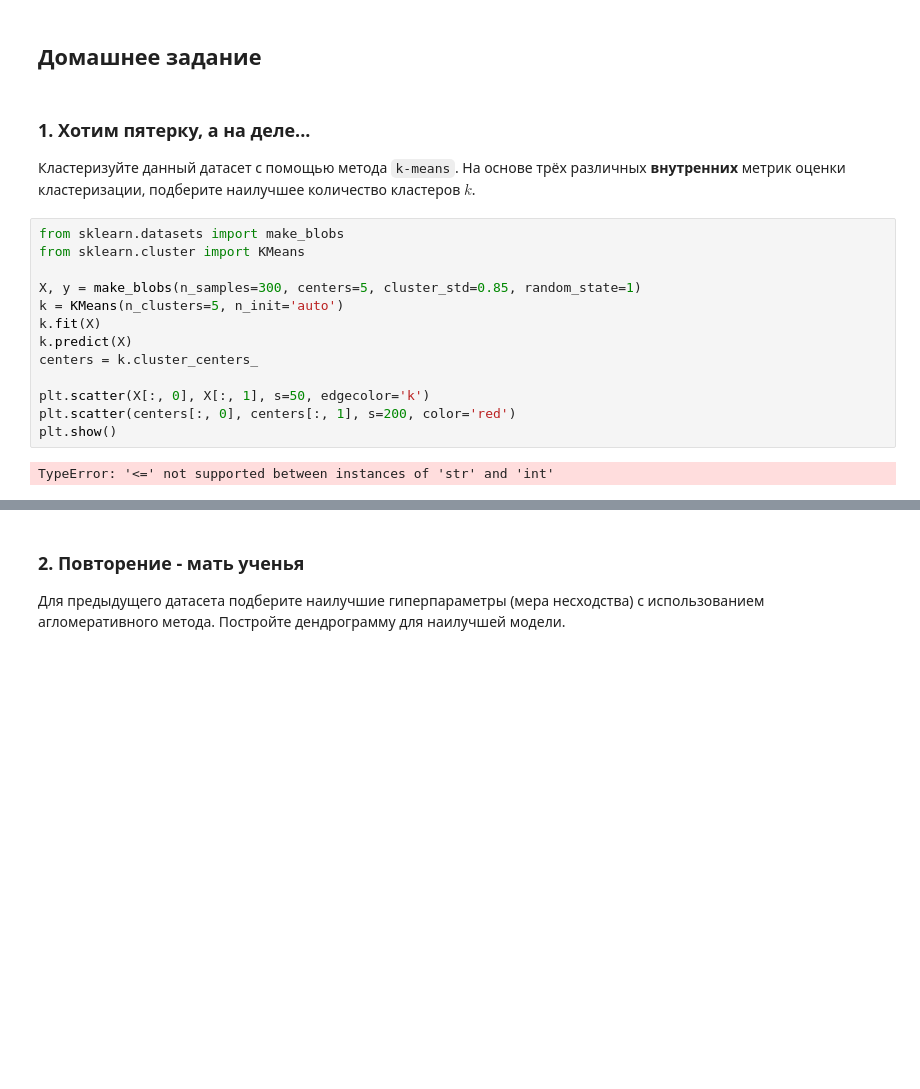
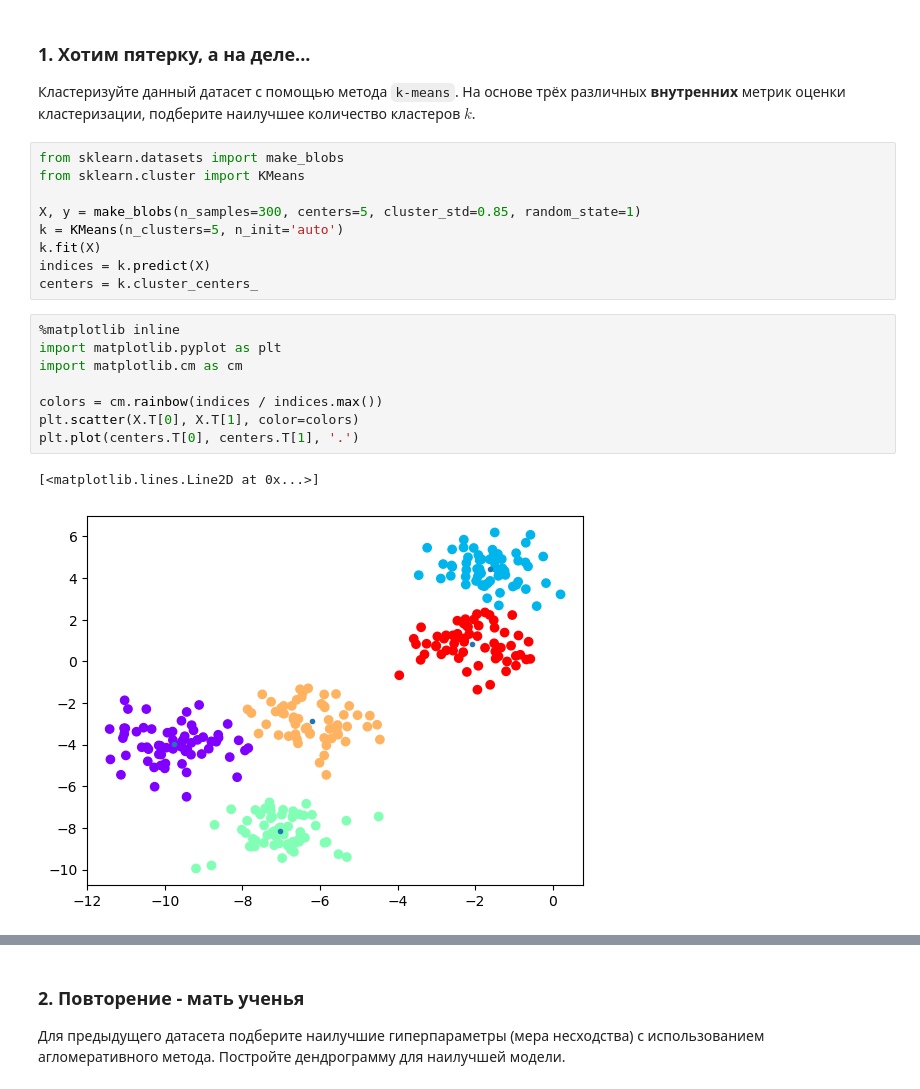
Before and after one commit to pinbraerts/vychmaty, a Jupyter notebook: week8.ipynb, the cells around one changed output, grey strips where cells are left out. Cells and saved outputs as stored; diff of their text form; blank space fills up the shorter version.

```diff
--- a/week8.ipynb
+++ b/week8.ipynb
@@ -446,5 +1,3 @@ display(results)
-# %% [markdown]
-## Домашнее задание
 # %% [markdown]
 ### 1. Хотим пятерку, а на деле...
 
@@ -456,11 +9,16 @@ from sklearn.cluster import KMeans
 X, y = make_blobs(n_samples=300, centers=5, cluster_std=0.85, random_state=1)
 k = KMeans(n_clusters=5, n_init='auto')
 k.fit(X)
-k.predict(X)
+indices = k.predict(X)
 centers = k.cluster_centers_
-
-plt.scatter(X[:, 0], X[:, 1], s=50, edgecolor='k')
-plt.scatter(centers[:, 0], centers[:, 1], s=200, color='red')
-plt.show()
-# %% [output]
-TypeError: '<=' not supported between instances of 'str' and 'int'
+# %%
+%matplotlib inline
+import matplotlib.pyplot as plt
+import matplotlib.cm as cm
+
+colors = cm.rainbow(indices / indices.max())
+plt.scatter(X.T[0], X.T[1], color=colors)
+plt.plot(centers.T[0], centers.T[1], '.')
+# %% [output]
+[<matplotlib.lines.Line2D at 0x...>]
+[figure, added]
```
Also changed, not shown: parts of 25 cells of this notebook.
